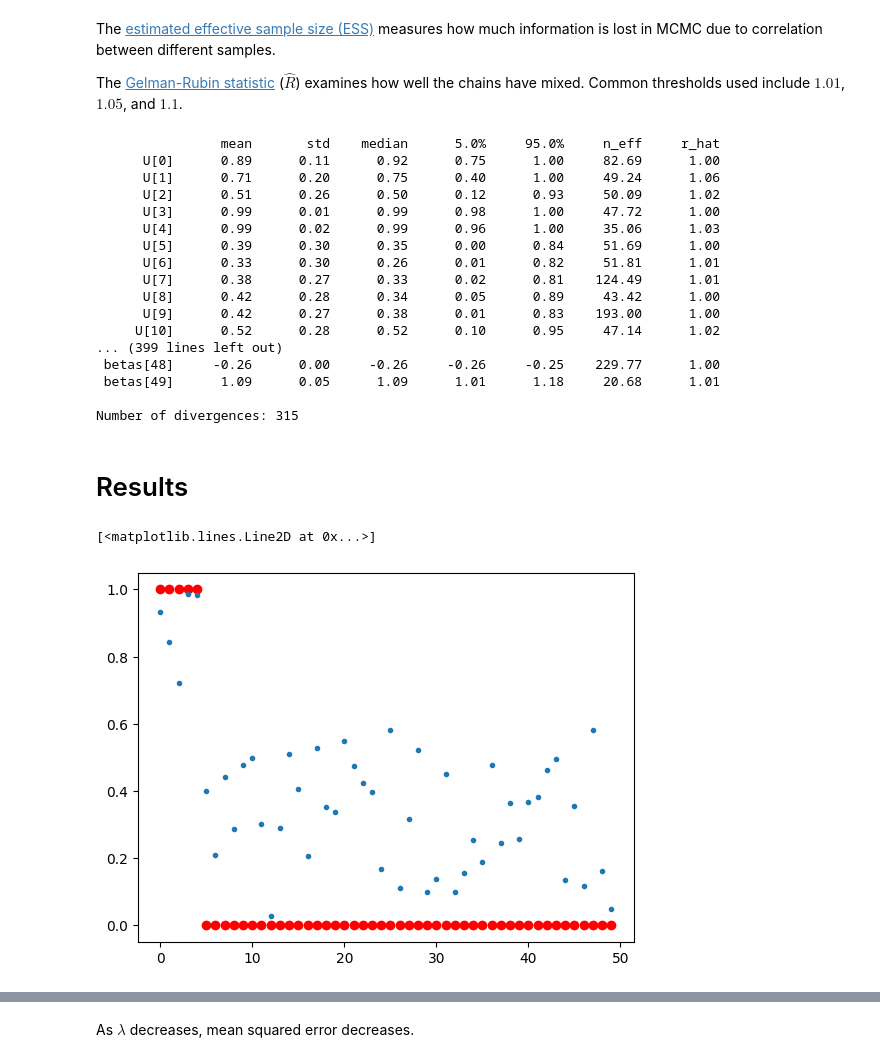
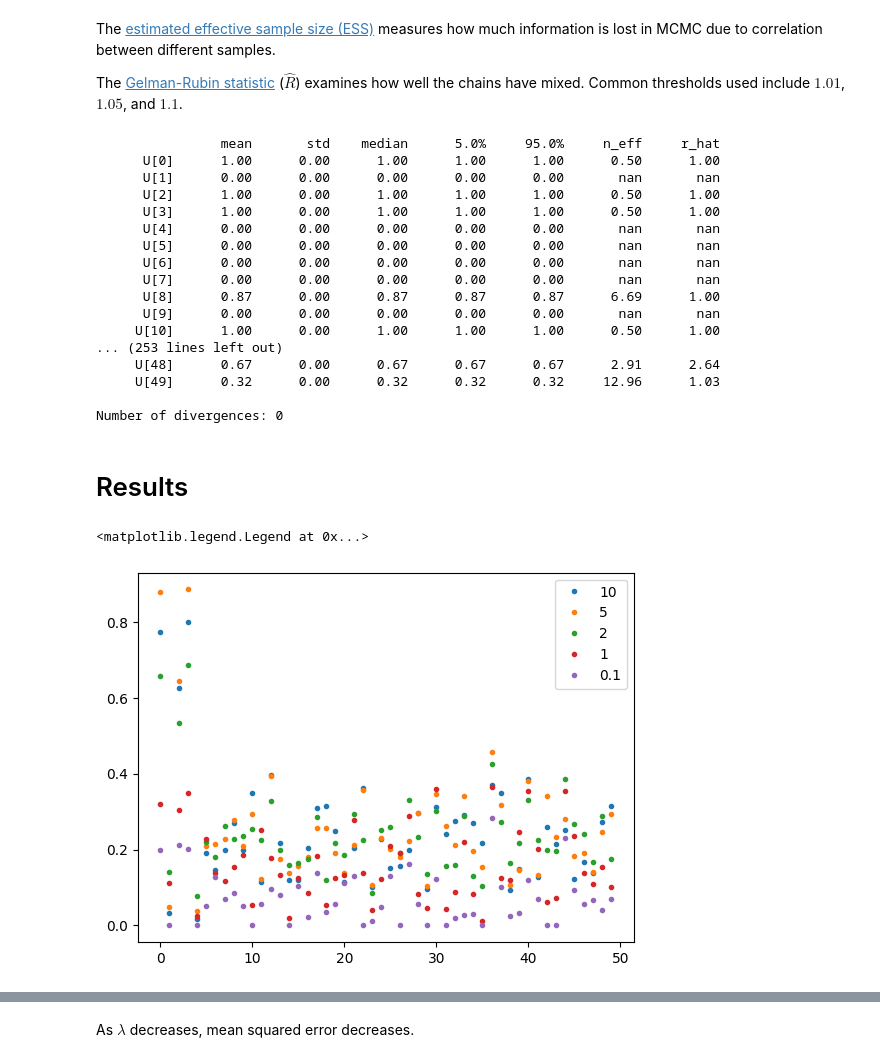
Before and after one commit to Grace0124/numpyro, a Jupyter notebook: concrete_general.ipynb, the cells around one changed output, grey strips where cells are left out. Drawn from its saved outputs; the diff is of its cells as text; code cells hidden in the pictures.

```diff
--- a/concrete_general.ipynb
+++ b/concrete_general.ipynb
@@ -27,9 +26,9 @@ beta[:5] = [2, -1, 0.5, 5, -4]
 beta += np.random.normal(0, 0.1, size=[D]) # add noise
 
 A_values = [1, 2, 3, 4, 5, 6, 7, 8, 9, 10] # signal magnitude
-lams = [2, 1, 1/2, 1/100] # temperature coefficients
+lams = [10, 5, 2, 1, 1/10] # temperature coefficients
 
-prng_key = random.PRNGKey(2) # pseudo random number key
+prng_key = random.PRNGKey(1) # pseudo random number key
 # %% [markdown]
 <h1> Generating Data </h1>
 
@@ -63,7 +62,7 @@ U_i &\sim \text{Uniform}(0, 1)
 In this example, $\alpha_i$ is assumed to be $1$.
 In addition, the shrinkage coefficient $\kappa_i = 1 - \gamma_i$ is recorded.
 # %%
-def model(alphas, lam, X=None, Y=None):
+def model(alphas, lam, X, y=None):
     '''
     Defines the Concrete random variable distribution.
 
@@ -73,14 +72,14 @@ def model(alphas, lam, X=None, Y=None):
        array X: input data
        array Y: output data
     '''
+    assert alphas.shape[0] == D
     U = numpyro.sample("U", dist.Uniform(0, 1).expand([D])) #Dx1
     L = numpyro.deterministic("L", jnp.log(U) - jnp.log(1 - U)) #Dx1
     gammas = numpyro.deterministic("gammas", sigmoid((L + jnp.log(alphas)) / lam)) #Dx1
     kappas = numpyro.deterministic("kappas", 1 - gammas) #Dx1
-    betas = numpyro.sample("betas", dist.Normal(0, 1).expand([D])) #Dx1
-    scaled_betas = gammas * betas #Dx1
-    y_mean = jnp.dot(X, scaled_betas)
-    y = numpyro.sample("Y", dist.Normal(y_mean, 0.1), obs=Y)
+
+    y_mean = jnp.dot(X, gammas)
+    y = numpyro.sample("y", dist.Normal(y_mean, 0.1), obs=y)
 # %%
 def run_mcmc(model, prng_key, **kwargs):
     '''
@@ -102,10 +101,13 @@ def concrete(all_data, lam):
     mean_sq_errors = [0]*11
     mean_gamma_samples = [0]*11
 
-    for A, (X, Y) in all_data.items():
+    p = 5/D
+    alphas = jnp.zeros(D)
+    alphas += (p/(1-p))
 
-        alphas = jnp.ones(D)
-        mcmc = run_mcmc(model, prng_key, alphas = alphas, lam = lam, X=X, Y=Y)
+    for A, (X, y) in all_data.items():
+
+        mcmc = run_mcmc(model, prng_key, alphas = alphas, lam = lam, X=X, y=y)
 
         samples = mcmc.get_samples()
 
@@ -153,39 +155,31 @@ for mcmc in all_mcmc_runs:
     mcmc.print_summary()
 # %% [output]
                 mean       std    median      5.0%     95.0%     n_eff     r_hat
-      U[0]      0.89      0.11      0.92      0.75      1.00     82.69      1.00
-      U[1]      0.71      0.20      0.75      0.40      1.00     49.24      1.06
-      U[2]      0.51      0.26      0.50      0.12      0.93     50.09      1.02
-      U[3]      0.99      0.01      0.99      0.98      1.00     47.72      1.00
-      U[4]      0.99      0.02      0.99      0.96      1.00     35.06      1.03
-      U[5]      0.39      0.30      0.35      0.00      0.84     51.69      1.00
-      U[6]      0.33      0.30      0.26      0.01      0.82     51.81      1.01
-      U[7]      0.38      0.27      0.33      0.02      0.81    124.49      1.01
-      U[8]      0.42      0.28      0.34      0.05      0.89     43.42      1.00
-      U[9]      0.42      0.27      0.38      0.01      0.83    193.00      1.00
-     U[10]      0.52      0.28      0.52      0.10      0.95     47.14      1.02
-... (399 lines left out)
- betas[48]     -0.26      0.00     -0.26     -0.26     -0.25    229.77      1.00
- betas[49]      1.09      0.05      1.09      1.01      1.18     20.68      1.01
+      U[0]      1.00      0.00      1.00      1.00      1.00      0.50      1.00
+      U[1]      0.00      0.00      0.00      0.00      0.00       nan       nan
+      U[2]      1.00      0.00      1.00      1.00      1.00      0.50      1.00
+      U[3]      1.00      0.00      1.00      1.00      1.00      0.50      1.00
+      U[4]      0.00      0.00      0.00      0.00      0.00       nan       nan
+      U[5]      0.00      0.00      0.00      0.00      0.00       nan       nan
+      U[6]      0.00      0.00      0.00      0.00      0.00       nan       nan
+      U[7]      0.00      0.00      0.00      0.00      0.00       nan       nan
+      U[8]      0.87      0.00      0.87      0.87      0.87      6.69      1.00
+      U[9]      0.00      0.00      0.00      0.00      0.00       nan       nan
+     U[10]      1.00      0.00      1.00      1.00      1.00      0.50      1.00
+... (253 lines left out)
+     U[48]      0.67      0.00      0.67      0.67      0.67      2.91      2.64
+     U[49]      0.32      0.00      0.32      0.32      0.32     12.96      1.03
 
-Number of divergences: 315
+Number of divergences: 0
 # %% [markdown]
 <h1> Results </h1>
 # %%
-# fig, ax = plt.subplots(1, 2, figsize=(12, 5), layout="tight")
-
-true_gamma = np.zeros(D)
-true_gamma[:5] = 1
-
-plt.plot(range(D), true_gamma, 'ro')
-# plt.plot(range(D), mean_gammas[2], '.')
-plt.plot(range(D), np.array(mean_gammas[1/2][1:]).mean(axis=0), '.')
-
-# for lam in [2, 1/100]:
-#     ax.scatter(range(D), mean_gammas[lam], s=10, alpha = 0.5)
+for lam in lams:
+    plt.plot(range(D), np.array(mean_gammas[lam][1:]).mean(axis=0), '.', label=f'{lam}')
+plt.legend()
 # %% [output]
-[<matplotlib.lines.Line2D at 0x...>]
+<matplotlib.legend.Legend at 0x...>
-[figure, old version]
+[figure, new version]
 # %%
 fig, ax = plt.subplots(1, 1, figsize=(7, 4), layout="tight")
 
```
Also changed, not shown: parts of 4 cells of this notebook.
